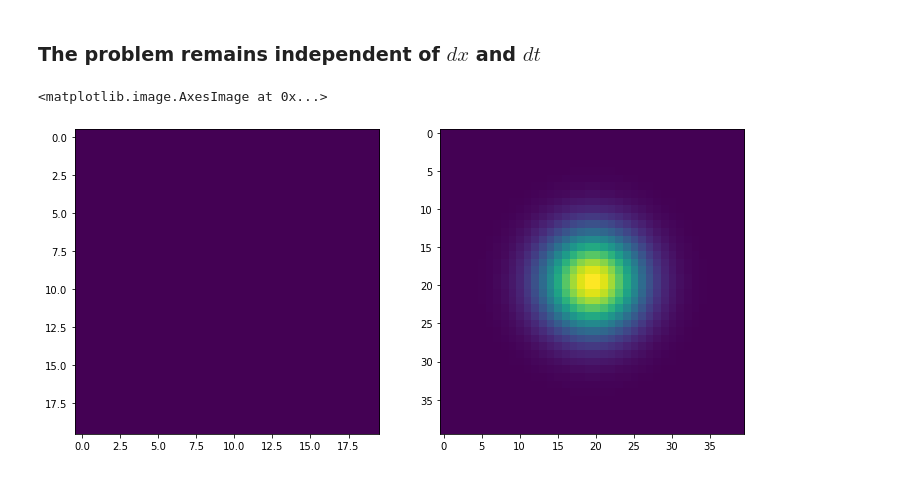
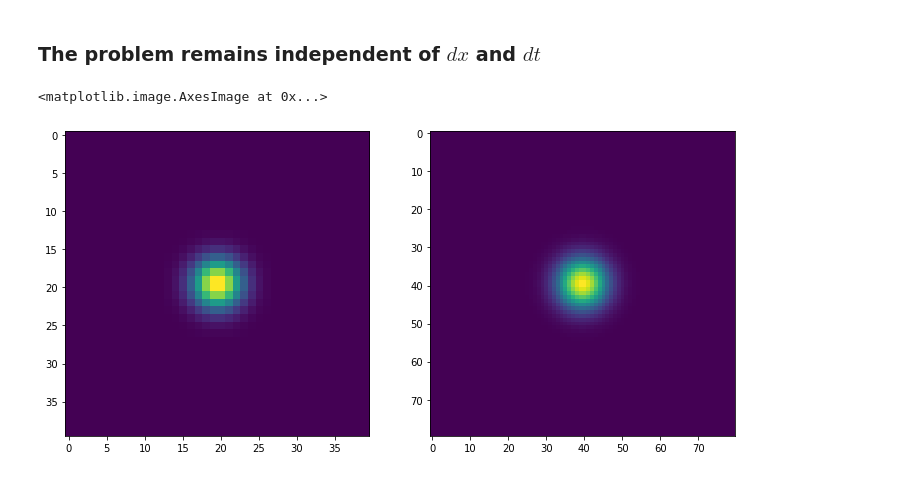
Before and after one commit to sintefmath/havvarsel-flux-investigations, a Jupyter notebook: Bump.ipynb, the cells around one changed output. Saved outputs shown, nothing was run; the diff lists cells and outputs as text; code cells hidden in the pictures.

```diff
--- a/Bump.ipynb
+++ b/Bump.ipynb
@@ -343,9 +343,9 @@ addCentralBump(fine_eta0, fine_sim_args["nx"], fine_sim_args["ny"], fine_sim_arg
 fine_init_args = {"H": fine_H, "eta0": fine_eta0, "hu0": fine_hu0, "hv0": fine_hv0}
 # %%
 fig, axs = plt.subplots(1,2, figsize=(12,6))
-axs[0].imshow(eta0[2:-2,2:-2][90:110,90:110])
-axs[1].imshow(fine_eta0[2:-2,2:-2][180:220,180:220])
+axs[0].imshow(eta0[2:-2,2:-2][180:220,180:220])
+axs[1].imshow(fine_eta0[2:-2,2:-2][360:440,360:440])
 # %% [output]
 <matplotlib.image.AxesImage at 0x...>
-[figure, old version]
+[figure, new version]
 # %%
```
Also changed, not shown: parts of 8 cells of this notebook, 1 other file.
